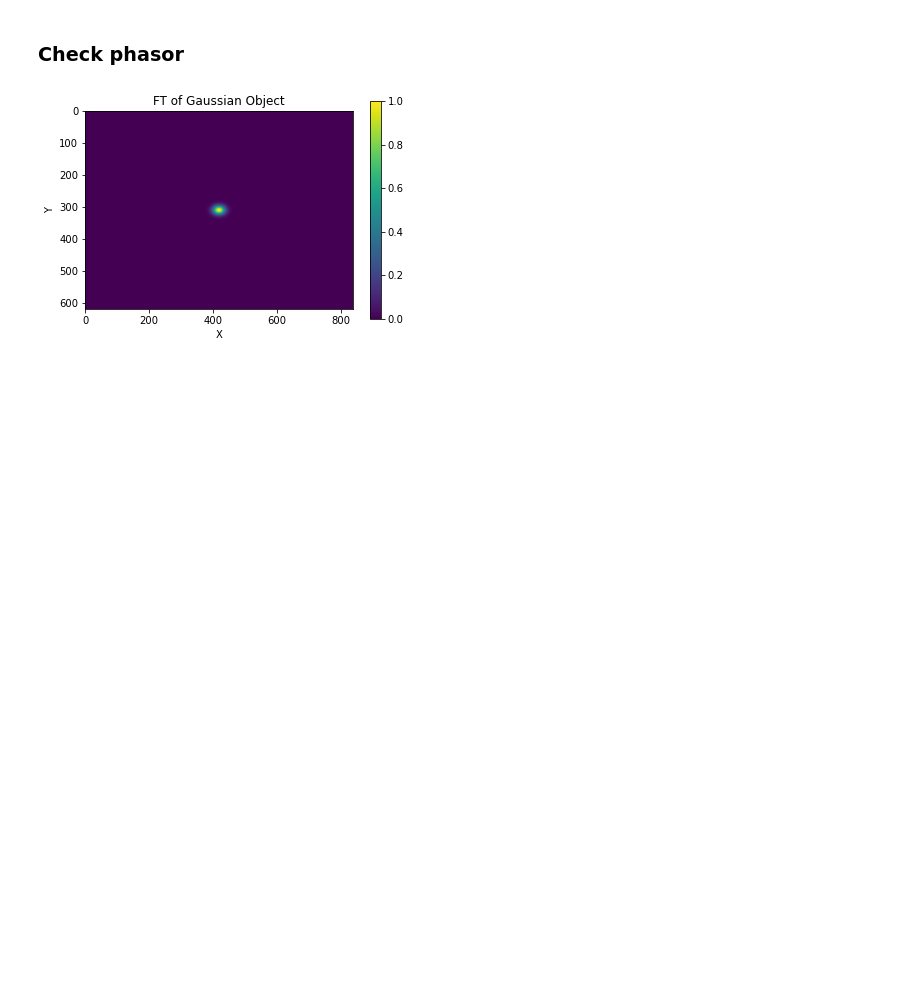
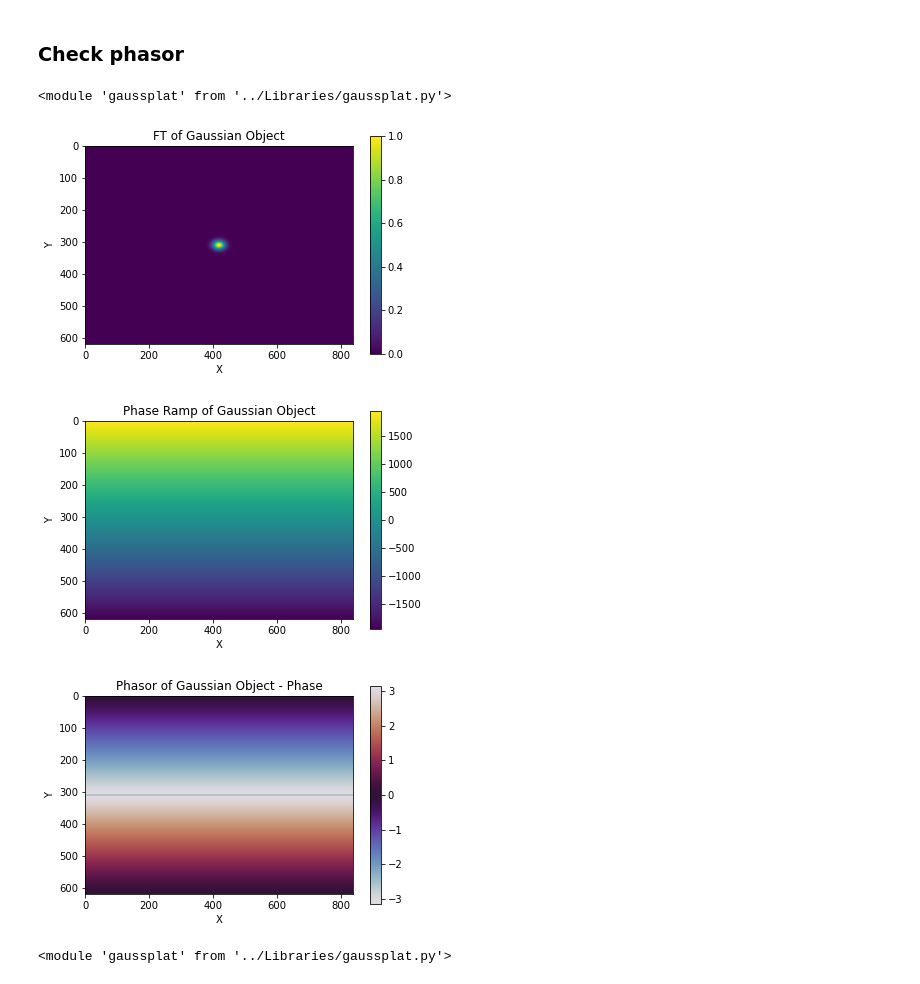
Before and after one commit to neerja/spectralmicroscope_gaussiansplatting, a Jupyter notebook: GaussSplatting/gaussian_localization.ipynb, the cells around one changed output. Cells and saved outputs as stored; diff of their text form; code cells hidden in the pictures; blank space fills up the shorter version.

Commit message:
Trying to debug issues with phasor when mux, muy have fractional parts

```diff
--- a/GaussSplatting/gaussian_localization.ipynb
+++ b/GaussSplatting/gaussian_localization.ipynb
@@ -361,9 +452,13 @@ plt.show()
 # %% [markdown]
 ### Check phasor
+# %%
+importlib.reload(gp)
+# %% [output]
+<module 'gaussplat' from '../Libraries/gaussplat.py'>
 # %%
 # 3D Gaussian
-muy = 50.0
-mux = 150.0
+muy = 1.
+mux = 0.
 mul = 0.0
 sigy = 10.0
 sigx = 10.0
@@ -375,18 +470,40 @@ g_test = gp.GaussObject(muy,mux,mul,sigy,sigx,sigl)
 [x,y,coords] = gp.createMeshGrid(NX, NY)
 # %%
 gauss_f_values_test = gp.createGaussFilter(g_test.covariancematrix, coords, NX, NY, g_test.amplitude)
-phasor_test, phaseramp_test = gp.createPhasor(x,y,g_test.mux,g_test.muy)
+phasor_test, phaseramp_test = gp.createPhasor(x+1.1,y,g_test.mux,g_test.muy)
 gauss_f_test = gauss_f_values_test * phasor_test
 
 plt.figure()
 plt.imshow(torch.abs(gauss_f_test.detach()))
 plt.xlabel('X')
 plt.ylabel('Y')
 plt.title('FT of Gaussian Object')
 plt.colorbar()
 plt.show()
+
+plt.figure()
+plt.imshow(phaseramp_test.detach().numpy())
+plt.xlabel('X')
+plt.ylabel('Y')
+plt.title('Phase Ramp of Gaussian Object')
+plt.colorbar()
+plt.show()
+
+plt.figure()
+plt.imshow(torch.angle(phasor_test).detach().numpy(), cmap='twilight')
+plt.xlabel('X')
+plt.ylabel('Y')
+plt.title('Phasor of Gaussian Object - Phase')
+plt.colorbar()
+plt.show()
 # %% [output]
 [figure]
+[figure, added]
+[figure, added]
+# %%
+importlib.reload(gp)
+# %% [output]
+<module 'gaussplat' from '../Libraries/gaussplat.py'>
 # %%
 gauss_f_test_ifft = torch.fft.fftshift(torch.fft.ifft2(gauss_f_test,dim=(0,1)))
 gauss_f_test_ifft = gauss_f_test_ifft/torch.amax(torch.abs(gauss_f_test_ifft))
```
Also changed, not shown: parts of 13 cells of this notebook, 2 other files.
